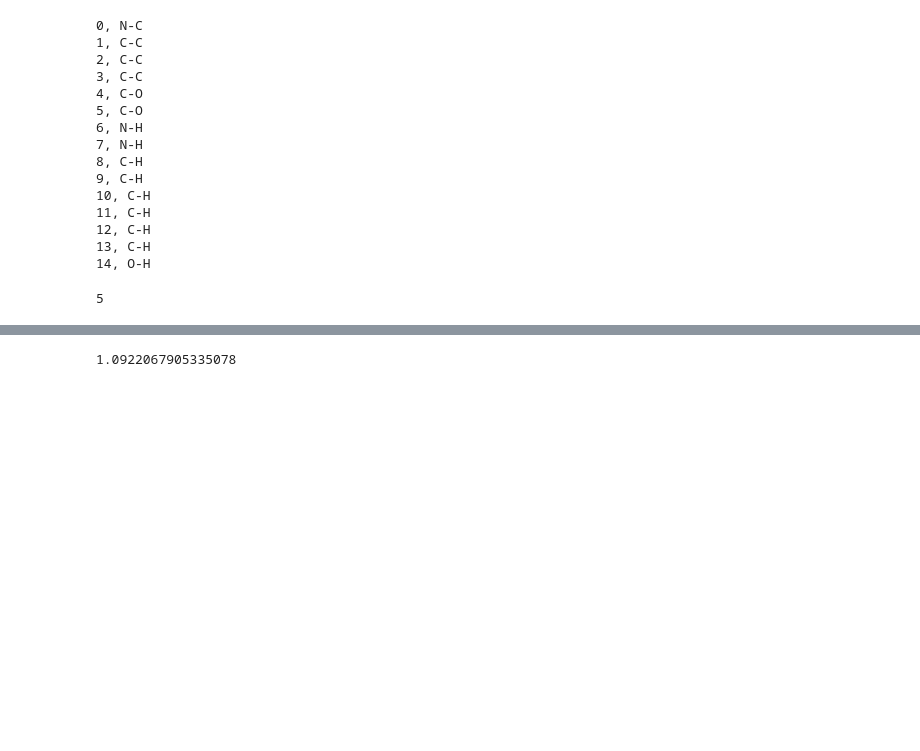
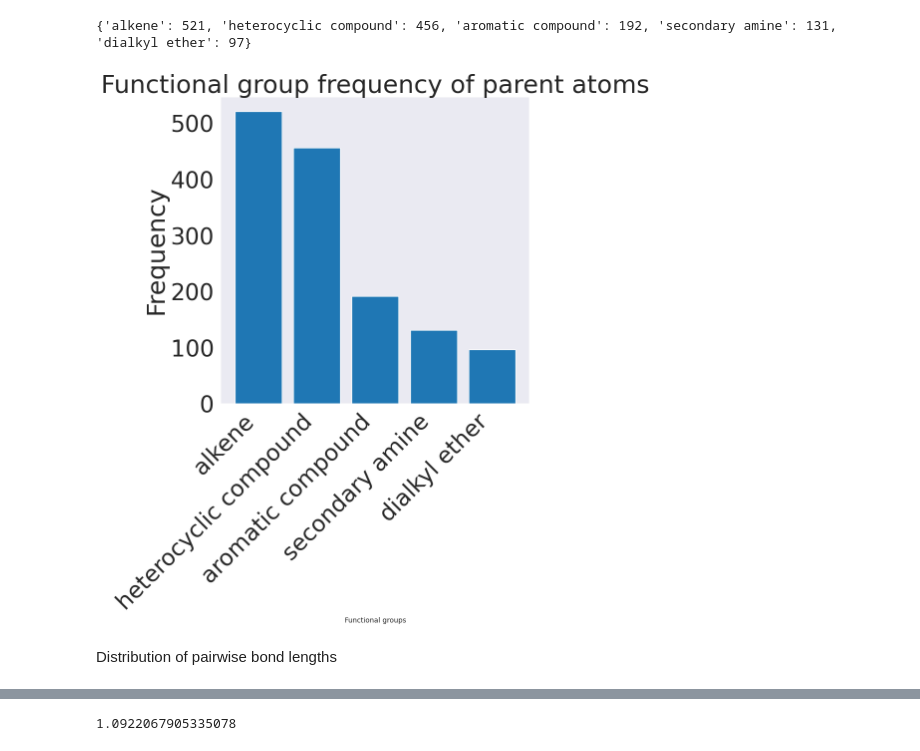
Before and after one commit to Max-Leach/GNNpredict, a Jupyter notebook: data_processing/test.ipynb, the cells around one changed output, grey strips where cells are left out. Saved outputs shown, nothing was run; the diff lists cells and outputs as text; code cells hidden in the pictures; blank space fills up the shorter version.

```diff
--- a/data_processing/test.ipynb
+++ b/data_processing/test.ipynb
@@ -82,0 +175,20 @@ Chem.rdMolDescriptors.CalcNumHeavyAtoms(mol2)
+# %%
+def count_frequencies(output):
+    frequencies = {}
+    frequencies[None] = 0
+    for i in output:
+        if i == None:
+            frequencies[None] += 1
+            continue
+        lines = i.split(',')
+        for line in lines:
+            line = line.strip()
+            if line in frequencies:
+                frequencies[line] += 1
+            else:
+                frequencies[line] = 1
+    return frequencies
+# %%
+freq = count_frequencies(arr)
+for line, count in freq.items():
+    print(f"{line}: {count}")
@@ -83,32 +213,22 @@ Chem.rdMolDescriptors.CalcNumHeavyAtoms(mol2)
+# %%
+datapointno = 5
+
+top5 = {k:v for k,v in sorted(freq.items(), key=lambda x: x[1], reverse=True)[:datapointno]}
+print(top5)
+plt.figure(figsize=(8,8))
+plt.bar(top5.keys(), top5.values())
+plt.xticks(rotation=45, ha = 'right')
+plt.xlabel('Functional groups', size=10)
+plt.ylabel('Frequency')
+plt.title(f'Functional group frequency of parent atoms')
+plt.show()
+# %% [output]
+{'alkene': 521, 'heterocyclic compound': 456, 'aromatic compound': 192, 'secondary amine': 131, 'dialkyl ether': 97}
+[figure, added]
+# %% [markdown]
+Distribution of pairwise bond lengths
 # %%
 def computedistance(index1, index2, positions):
     return math.sqrt(((positions[index1][0] - positions[index2][0])**2) + ((positions[index1][1] - positions[index2][1])**2) + ((positions[index1][2] - positions[index2][2])**2))
-# %%
-fodd = Chem.MolFromSmiles("NCCCC(=O)O")
-fodd = Chem.AddHs(fodd)
-for bonds in fodd.GetBonds():
-        frag = fodd.GetAtomWithIdx(bonds.GetBeginAtomIdx()).GetSymbol() + '-' + fodd.GetAtomWithIdx(bonds.GetEndAtomIdx()).GetSymbol()
-        print(str(bonds.GetIdx()) + ", " + str(frag))
-# %% [output]
-0, N-C
-1, C-C
-2, C-C
-3, C-C
-4, C-O
-5, C-O
-6, N-H
-7, N-H
-8, C-H
-9, C-H
-10, C-H
-11, C-H
-12, C-H
-13, C-H
-14, O-H
-# %%
-fodd = Chem.MolFromSmiles("NCCCC(=O)O")
-print(fodd.GetBonds()[5].GetIdx())
-# %% [output]
-5
 # %%
 
```
Also changed, not shown: parts of 49 cells of this notebook.
